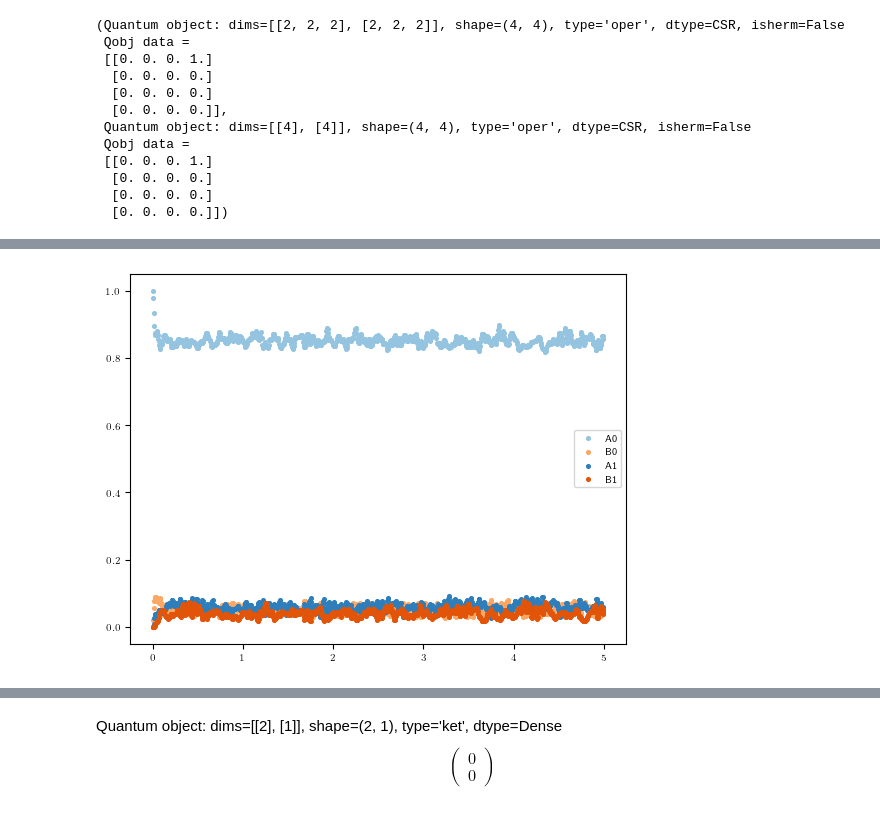
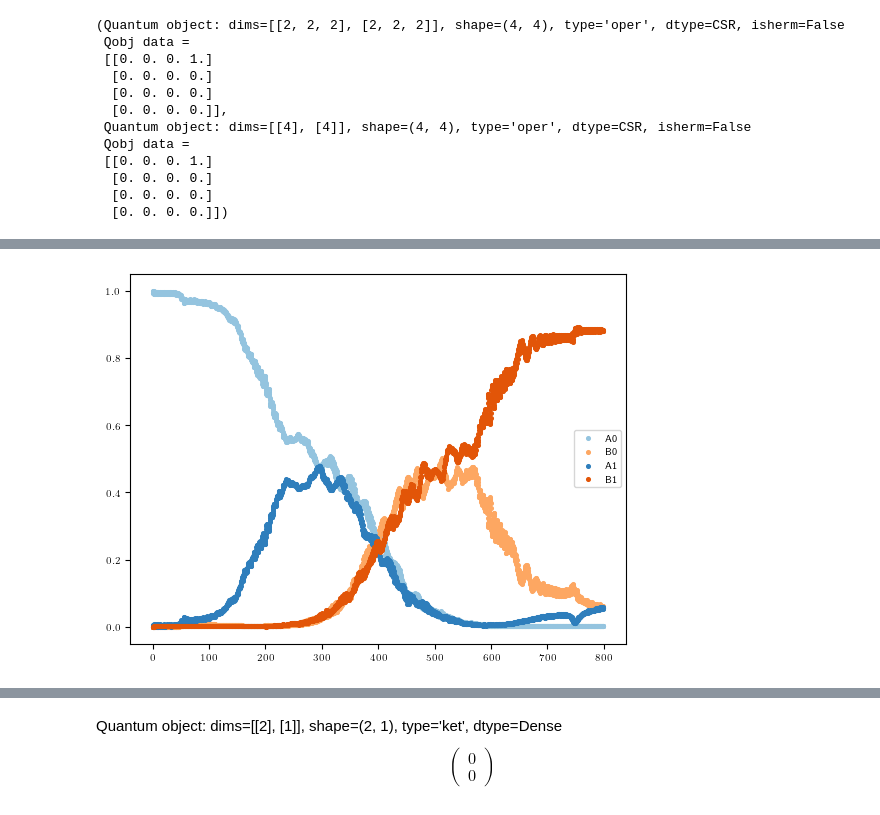
Before and after one commit to ChriGomm/master, a Jupyter notebook: numerics/thermal_phonons.ipynb, the cells around one changed output, grey strips where cells are left out. Drawn from its saved outputs; the diff is of its cells as text; code cells hidden in the pictures.

```diff
--- a/numerics/thermal_phonons.ipynb
+++ b/numerics/thermal_phonons.ipynb
@@ -1494,9 +1500,14 @@ for l in range(1,3):
 # %%
-p = thermal_phonon_generator(boson_number-1,chain_length)
-eig_ph = np.zeros(len(p))
-for i in range(len(p)):
-    eig_ph[i] = random()
-eig_ph /= np.linalg.norm(eig_ph)
+boson_number = 8
+# p = thermal_phonon_generator(boson_number-1,chain_length)
+# eig_ph = np.zeros(len(p))
+# for i in range(len(p)):
+#     eig_ph[i] = random()
+# eig_ph /= np.linalg.norm(eig_ph)
+# eig0 = np.zeros(chain_length)
+# for i in range(chain_length):
+#     eig0[i] = random()
+# eig0 /= np.linalg.norm(eig0)
 # %%
 
 atol = 1e-16
@@ -1623,5 +1638,10 @@ Total run time:  15.01s
 # %%
-for l in range(boson_number-1,8):
+# boson_number -=1
+increase = 0
+exc_numbers = [10]
+trajs = []
+for l in exc_numbers:
+# for l in range(boson_number-1,8):
     excit_phonons = l
     excit_spin = 1
     chain_length = 4
@@ -1644,7 +1664,7 @@ for l in range(boson_number-1,8):
     # d = np.array([np.sqrt(1/3),np.sqrt(2/3)])
     d = np.array([0,1])
     eig0 = np.zeros(chain_length)
-    eig0[:1] = 1
+    eig0[0] = 1
     for i in range(chain_length):
         state_sp += project_vec(ind_spin,enr_fock([2]*chain_length,1,[1 if n==i else 0 for n in range(chain_length)]))* eig0[i]
 
@@ -1653,27 +1673,39 @@ for l in range(boson_number-1,8):
 
     # state_ph = Qobj(csr_matrix(vecph)).dag()
     # state_ph = project_vec(ind,enr_fock(chain_length*[excit_phonons+1],excit_phonons,[excit_phonons if j==1 else 0 for j in range(chain_length)]))
-    state_ph = Qobj(csr_matrix(eig_ph)).dag()
-    # state_ph = Qobj(csr_matrix(np.ones(int(factorial(chain_length+excit_phonons-1)/(factorial(excit_phonons)*factorial(chain_length-1)))))).dag()
+    # state_ph = Qobj(csr_matrix(eig_ph)).dag()
+    # state_ph = 0
+    # shift = 1
+    # for indos, phonon_state in enumerate(phonon_gen):
+
+    #     print(phonon_state)
+
+
+    #     state_ph += project_vec(ind,enr_fock(chain_length*[excit_phonons+1],excit_phonons,phonon_state+increase*np.where(phonon_state>0,1,0))).unit() *eig_ph[indos]
+
+    # print(state.full().T)
+
+    state_ph = Qobj(csr_matrix(np.ones(int(factorial(chain_length+excit_phonons-1)/(factorial(excit_phonons)*factorial(chain_length-1)))))).dag()
     state0 = tensor(state_sp.unit(),state_ph.unit())
 
     psiq = state0.unit()
 
-    S= system(chain_length,excit_phonons,dip_dip,dip_derivative_full,a=2,full=False,ph_scale=1, d= d)
+    S= system(chain_length,excit_phonons,dip_dip,dip_derivative_full,a=2,full=False,ph_scale=1/12, d= d)
 
     # psiq = S.Hamiltonian(a/2,0) @ state0.unit()#.dag()
     # tsteps = 7/5*100*excit_phonons-40
     # dt = 400/tsteps
-    # tsteps = 200+300/4*excit_phonons
-    # dt = 0.5/tsteps
+    tsteps = (200+100*excit_phonons)*2
+    # tsteps = 500
+    dt = 800/tsteps
     # print("thermal_phonons/traj_chain_length4_excite{:d}_time{:.2f}".format(excit_phonons,0.23))
     # return
-    # t = np.arange(tsteps)*dt
+    t = np.arange(tsteps)*dt
     freq = 1/t[-1]
     S.projectors_eval[0], psiq
     def time_traj(t):
         b = a/2+(b0-a/2)*np.cos(2*np.pi*freq*t)
-        Delta = np.sin(2*np.pi*freq*t)
+        Delta = np.sin(2*np.pi*freq*t)*10
         return b, h, Delta
     S.param_trajectory = time_traj
     fig, ax = plt.subplots(1,2)
@@ -1696,26 +1728,26 @@ for l in range(boson_number-1,8):
     # plt.show()
     # break
     psiq = state0.unit()#.dag()
-    # traj = sesolve(S.Hamiltonian_time,psiq,t,e_ops=S.projectors_eval,options={"atol":atol,"rtol":atol})
-    traj = sesolve(S.Hamiltonian(a/2,0),psiq,t,e_ops=S.projectors_eval,options={"store_final_state":True,"atol":atol,"rtol":atol,"store_states":True})
+    # traj = sesolve(S.Hamiltonian_time,psiq,t,e_ops=S.projectors_eval,options={"progress_bar":True,"store_final_state":True,"atol":atol,"rtol":atol})
+    # traj = sesolve(S.Hamiltonian(a/2,0),psiq,t,e_ops=S.projectors_eval,options={"store_final_state":True,"atol":atol,"rtol":atol,"store_states":True})
     # t = t[:20],"store_states":True
     # print("size Hamiltonian: ",S.Hamiltonian(b,h).full().shape)
-
-    state_number = int(factorial(chain_length+excit_phonons-1)/(factorial(excit_phonons)*factorial(chain_length-1)))
-    traj_states = np.zeros((int(tsteps),state_number))
-    for j in range(int(tsteps)):
-        for i in range(state_number):
-            traj_states[j,i] = np.sqrt(np.sum(np.abs(traj.states[j].full()[i::state_number,0])**2))
-    marker = ["|","x","_"]
-    phonon_states = thermal_phonon_generator(2,chain_length)
+    trajs.append(traj)
+    # state_number = int(factorial(chain_length+excit_phonons-1)/(factorial(excit_phonons)*factorial(chain_length-1)))
+    # traj_states = np.zeros((int(tsteps),state_number))
+    # for j in range(int(tsteps)):
+    #     for i in range(state_number):
+    #         traj_states[j,i] = np.sqrt(np.sum(np.abs(traj.states[j].full()[i::state_number,0])**2))
+    # marker = ["|","x","_"]
+    # phonon_states = thermal_phonon_generator(2,chain_length)
     # for i in range(state_number):
     #         ax2.scatter(t,traj_states[:,i],s=10,label=phonon_states[i],marker=marker[i%3])
             # ax2.scatter(t,traj.expect[chain_length+2*i+1],color=orange(0.4+0.6*i/(chain_length//2)),s=7,label=f"B{i}")
     fig, ax = plt.subplots(1,1)
-    fig2, ax2 = plt.subplots(1,1)
+    # fig2, ax2 = plt.subplots(1,1)
     for i in range(chain_length//2):
-        ax2.scatter(t,traj.expect[chain_length+2*i],color=blue(0.4+0.6*i/(chain_length//2+chain_length%2)),s=7,label=f'A{i}')
-        ax2.scatter(t,traj.expect[chain_length+2*i+1],color=orange(0.4+0.6*i/(chain_length//2)),s=7,label=f"B{i}")
+        # ax2.scatter(t,traj.expect[chain_length+2*i],color=blue(0.4+0.6*i/(chain_length//2+chain_length%2)),s=7,label=f'A{i}')
+        # ax2.scatter(t,traj.expect[chain_length+2*i+1],color=orange(0.4+0.6*i/(chain_length//2)),s=7,label=f"B{i}")
         ax.scatter(t,traj.expect[2*i],color=blue(0.4+0.6*i/(chain_length//2+chain_length%2)),s=7,label=f'A{i}')
         ax.scatter(t,traj.expect[2*i+1],color=orange(0.4+0.6*i/(chain_length//2)),s=7,label=f"B{i}")
         # ax2.scatter(t,traj.expect[chain_length+2*i]-traj1.expect[chain_length+2*i],color=blue(0.4+0.6*i/(chain_length//2+chain_length%2)),s=7,label=f'A{i}')
@@ -1725,7 +1757,8 @@ for l in range(boson_number-1,8):
     # ax.scatter(t,traj1.expect[chain_length-1],color=blue(0.4+0.6*(i+1)/(chain_length//2+chain_length%2)),s=7,label=f'A{i+1}')
     # ax2.scatter(t,traj1.expect[chain_length*2-1],color=blue(0.4+0.6*(i+1)/(chain_length//2+chain_length%2)),s=7,label=f'A{i+1}')
     ax.legend()
-    ax2.legend()
+    # ax2.legend()
+    # plt.savefig("/home/christian/Documents/master/protocol/pictures/"+"chain4_ricemele_1spto10oupling_doubletime_10phonons_Delta10.pdf")
     plt.show()
-    break
+    # break
 # %% [output]
@@ -1734 +1766 @@ for l in range(boson_number-1,8):
-[figure, old version]
+[figure, new version]
```
Also changed, not shown: parts of 11 cells of this notebook, 2 other files.
